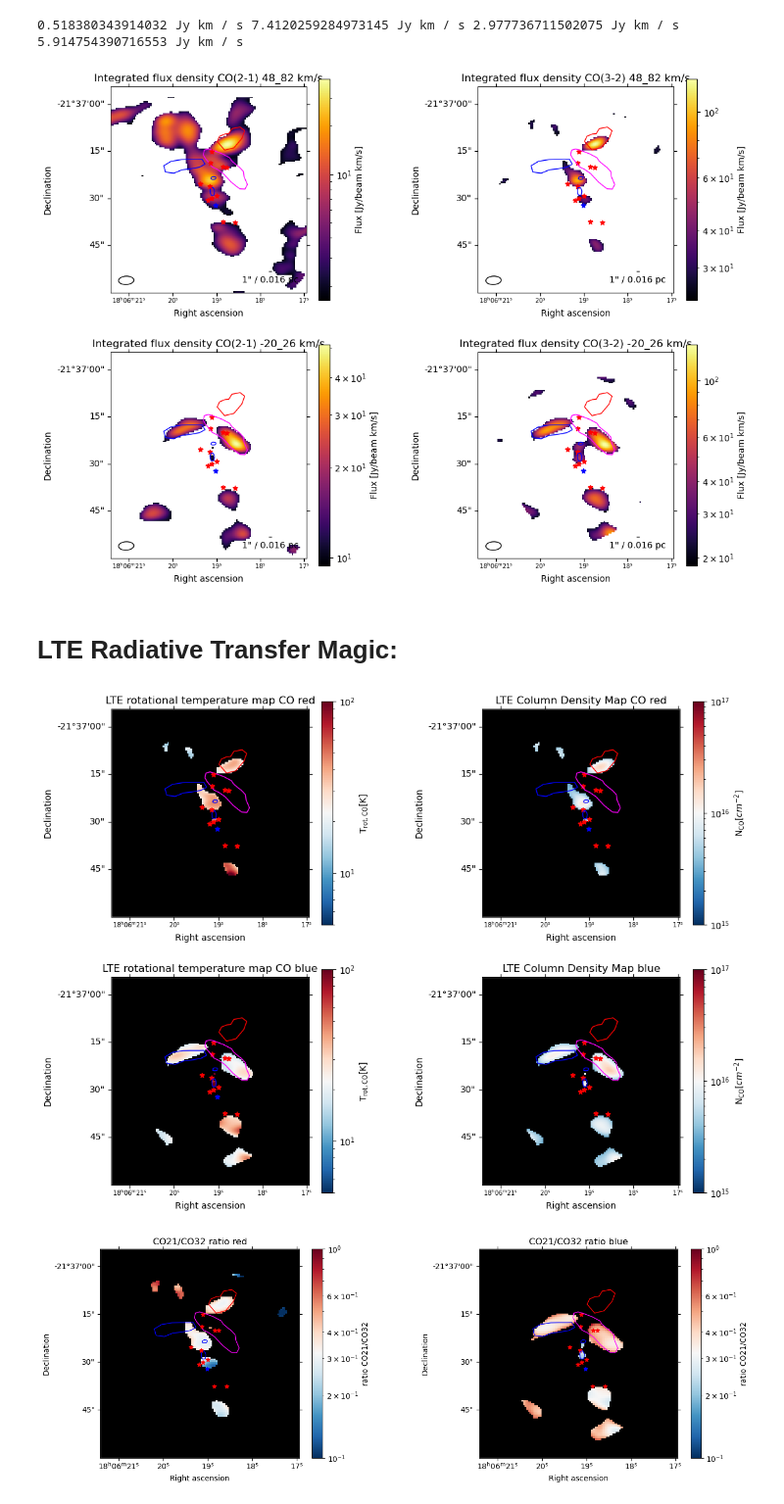
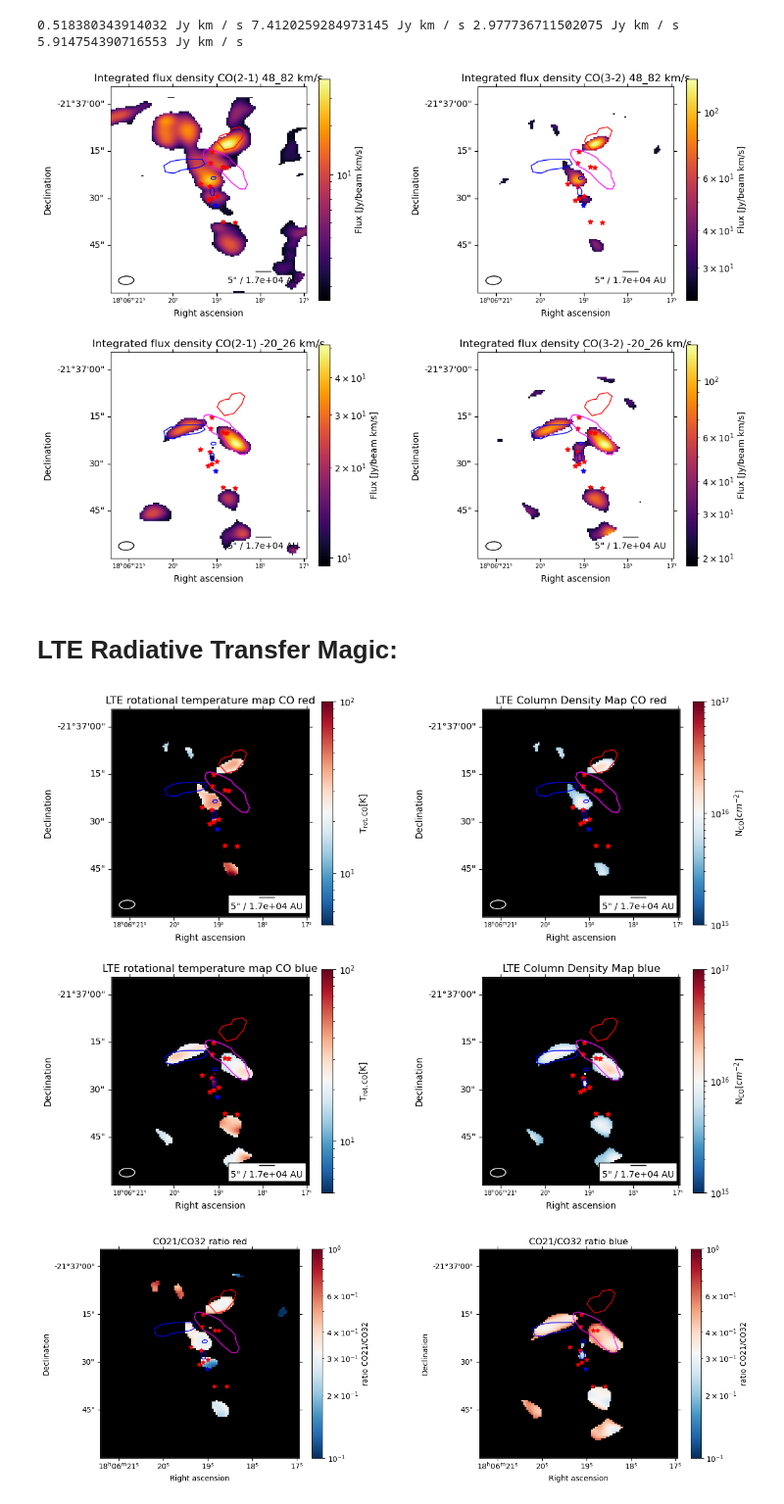
Before and after one commit to femkeballieux/master_project_2, a Jupyter notebook: code/LTERadtrans_RotDiagram_G008.67.ipynb, the cells around one changed output. Shown at 98% size. Cells and saved outputs as stored; diff of their text form; code cells hidden in the pictures.

```diff
--- a/code/LTERadtrans_RotDiagram_G008.67.ipynb
+++ b/code/LTERadtrans_RotDiagram_G008.67.ipynb
@@ -176,7 +176,7 @@ v.add_beam(ax=ax[0,0],major=beam_major, minor=beam_minor, angle=beam_pa, color='
 ax[0,0].set_xlim(0, 120)
 ax[0,0].set_ylim(0, 126)
 ax[0,0].tick_params(axis='x', labelsize=7)
-v.add_scalebar(ax[0,0], length=1*u.arcsec, label=f"1\" / {((1*u.arcsec).to(u.rad)*d.to(u.pc)).value:.2} pc")
+v.add_scalebar(ax[0,0], length=5*u.arcsec, label=f"5\" / {((5*u.arcsec).to(u.rad)*d.to(u.au)).value:.2} AU")
 fig.colorbar(mappable=sm_6_red, ax=ax[0,0], label='Flux [Jy/beam km/s]')
 
 #CO32 redshifted
@@ -188,7 +188,7 @@ v.add_beam(ax=ax[0,1],major=beam_major, minor=beam_minor, angle=beam_pa, color='
 ax[0,1].set_xlim(0, 120)
 ax[0,1].set_ylim(0, 126)
 ax[0,1].tick_params(axis='x', labelsize=7)
-v.add_scalebar(ax[0,1], length=1*u.arcsec, label=f"1\" / {((1*u.arcsec).to(u.rad)*d.to(u.pc)).value:.2} pc")
+v.add_scalebar(ax[0,1], length=5*u.arcsec, label=f"5\" / {((5*u.arcsec).to(u.rad)*d.to(u.au)).value:.2} AU")
 fig.colorbar(mappable=sm_7_red, ax=ax[0,1], label='Flux [Jy/beam km/s]')
 
 #CO21 blueshifted
@@ -200,7 +200,7 @@ v.add_beam(ax=ax[1,0],major=beam_major, minor=beam_minor, angle=beam_pa, color='
 ax[1,0].set_xlim(0, 120)
 ax[1,0].set_ylim(0, 126)
 ax[1,0].tick_params(axis='x', labelsize=7)
-v.add_scalebar(ax[1,0], length=1*u.arcsec, label=f"1\" / {((1*u.arcsec).to(u.rad)*d.to(u.pc)).value:.2} pc")
+v.add_scalebar(ax[1,0], length=5*u.arcsec, label=f"5\" / {((5*u.arcsec).to(u.rad)*d.to(u.au)).value:.2} AU")
 fig.colorbar(mappable=sm_6_blue, ax=ax[1,0], label='Flux [Jy/beam km/s]')
 
 #CO32 blueshifted
@@ -212,7 +212,7 @@ v.add_beam(ax=ax[1,1],major=beam_major, minor=beam_minor, angle=beam_pa, color='
 ax[1,1].set_xlim(0, 120)
 ax[1,1].set_ylim(0, 126)
 ax[1,1].tick_params(axis='x', labelsize=7)
-v.add_scalebar(ax[1,1], length=1*u.arcsec, label=f"1\" / {((1*u.arcsec).to(u.rad)*d.to(u.pc)).value:.2} pc")
+v.add_scalebar(ax[1,1], length=5*u.arcsec, label=f"5\" / {((5*u.arcsec).to(u.rad)*d.to(u.au)).value:.2} AU")
 fig.colorbar(mappable=sm_7_blue, ax=ax[1,1], label='Flux [Jy/beam km/s]')
 
 ax[0,0].scatter(hot_cores_RA, hot_cores_DEC, transform=ax[0,0].get_transform('fk5'), s=30,
@@ -244,7 +244,7 @@ for region in regions:
 plt.subplots_adjust(wspace=0.5)
 plt.savefig(path+'plots/maps_'+source_name+'.png', bbox_inches='tight', dpi=500)
 # %% [output]
-[figure, old version]
+[figure, new version]
 # %% [markdown]
 # LTE Radiative Transfer Magic:
 # %%
@@ -350,11 +350,11 @@ ax[0,0].set_facecolor('black')
 ax[0,0].set_title('LTE rotational temperature map CO red')
 ax[0,0].set_xlabel('Right ascension')
 ax[0,0].set_ylabel('Declination')
-v.add_beam(ax=ax[0,0],major=beam_major, minor=beam_minor, angle=beam_pa, color='none', edgecolor='black')
+v.add_beam(ax=ax[0,0],major=beam_major, minor=beam_minor, angle=beam_pa, color='black', edgecolor='white')
 ax[0,0].set_xlim(0,120)
 ax[0,0].set_ylim(0,126)
 ax[0,0].tick_params(axis='x', labelsize=7)
-v.add_scalebar(ax[0,0], length=1*u.arcsec, label=f"1\" / {((1*u.arcsec).to(u.rad)*d.to(u.pc)).value:.2} pc")
+v.add_scalebar(ax[0,0], length=5*u.arcsec, label=f"5\" / {((5*u.arcsec).to(u.rad)*d.to(u.au)).value:.2} AU", frame=True, pad=0.3)
 fig.colorbar(mappable=sm_T, ax=ax[0,0], label=r'T$_{\mathrm{rot,CO}}$[K]')
 
 #temp blue
@@ -365,9 +365,9 @@ ax[1,0].set_xlabel('Right ascension')
 ax[1,0].set_ylabel('Declination')
 ax[1,0].set_xlim(0, 120)
 ax[1,0].set_ylim(0, 126)
-v.add_beam(ax=ax[1,0],major=beam_major, minor=beam_minor, angle=beam_pa, color='none', edgecolor='black')
+v.add_beam(ax=ax[1,0],major=beam_major, minor=beam_minor, angle=beam_pa, color='black', edgecolor='white')
 ax[1,0].tick_params(axis='x', labelsize=7)
-v.add_scalebar(ax[1,0], length=1*u.arcsec, label=f"1\" / {((1*u.arcsec).to(u.rad)*d.to(u.pc)).value:.2} pc")
+v.add_scalebar(ax[1,0], length=5*u.arcsec, label=f"5\" / {((5*u.arcsec).to(u.rad)*d.to(u.au)).value:.2} AU", frame=True, pad=0.3)
 fig.colorbar(mappable=sm_T, ax=ax[1,0], label=r'T$_{\mathrm{rot,CO}}$[K]')
 
 #coldens red
@@ -378,9 +378,9 @@ ax[0,1].set_xlabel('Right ascension')
 ax[0,1].set_ylabel('Declination')
 ax[0,1].set_xlim(0,120)
 ax[0,1].set_ylim(0,126)
-v.add_beam(ax=ax[0,1],major=beam_major, minor=beam_minor, angle=beam_pa, color='none', edgecolor='black')
+v.add_beam(ax=ax[0,1],major=beam_major, minor=beam_minor, angle=beam_pa, color='black', edgecolor='white')
 ax[0,1].tick_params(axis='x', labelsize=7)
-v.add_scalebar(ax[0,1], length=1*u.arcsec, label=f"1\" / {((1*u.arcsec).to(u.rad)*d.to(u.pc)).value:.2} pc")
+v.add_scalebar(ax[0,1], length=5*u.arcsec, label=f"5\" / {((5*u.arcsec).to(u.rad)*d.to(u.au)).value:.2} AU", frame=True, pad=0.3)
 fig.colorbar(mappable=sm_d, ax=ax[0,1], label=r'N$_{\mathrm{CO}}[cm^{-2}]$')
 
 #coldens blue
@@ -391,40 +391,40 @@ ax[1,1].set_xlabel('Right ascension')
 ax[1,1].set_ylabel('Declination')
 ax[1,1].set_xlim(0, 120)
 ax[1,1].set_ylim(0, 126)
-v.add_beam(ax=ax[1,1],major=beam_major, minor=beam_minor, angle=beam_pa, color='none', edgecolor='black')
+v.add_beam(ax=ax[1,1],major=beam_major, minor=beam_minor, angle=beam_pa, color='black', edgecolor='white')
 ax[1,1].tick_params(axis='x', labelsize=7)
-v.add_scalebar(ax[1,1], length=1*u.arcsec, label=f"1\" / {((1*u.arcsec).to(u.rad)*d.to(u.pc)).value:.2} pc")
+v.add_scalebar(ax[1,1], length=5*u.arcsec, label=f"5\" / {((5*u.arcsec).to(u.rad)*d.to(u.au)).value:.2} AU", frame=True, pad=0.3)
 fig.colorbar(mappable=sm_d, ax=ax[1,1], label=r'N$_{\mathrm{CO}}[cm^{-2}]$')
 
 ax[0,0].scatter(hot_cores_RA, hot_cores_DEC, transform=ax[0,0].get_transform('fk5'), s=30,
            color='blue', marker='*', label='Hot cores')
 ax[0,1].scatter(hot_cores_RA, hot_cores_DEC, transform=ax[0,1].get_transform('fk5'), s=30,
            color='blue', marker='*', label='Hot cores')
 ax[1,0].scatter(hot_cores_RA, hot_cores_DEC, transform=ax[1,0].get_transform('fk5'), s=30,
            color='blue', marker='*', label='Hot cores')
 ax[1,1].scatter(hot_cores_RA, hot_cores_DEC, transform=ax[1,1].get_transform('fk5'), s=30,
            color='black', marker='*', label='Hot cores', zorder=100)
 
 ax[0,0].scatter(all_cores_coords.ra, all_cores_coords.dec, transform=ax[0,0].get_transform('fk5'), s=30,
               color='red', marker='*', label='All cores', zorder=100)
 ax[0,1].scatter(all_cores_coords.ra, all_cores_coords.dec, transform=ax[0,1].get_transform('fk5'), s=30,
                 color='red', marker='*', label='All cores')
 ax[1,0].scatter(all_cores_coords.ra, all_cores_coords.dec, transform=ax[1,0].get_transform('fk5'), s=30,
                 color='red', marker='*', label='All cores')
 ax[1,1].scatter(all_cores_coords.ra, all_cores_coords.dec, transform=ax[1,1].get_transform('fk5'), s=30,
                 color='red', marker='*', label='All cores')
 
 for region in regions:
     pixel_region = region.to_pixel(wcs_B7_red)
     pixel_region.plot(ax=ax[0,0], linewidth=1)
     pixel_region.plot(ax=ax[0,1], linewidth=1)
     pixel_region.plot(ax=ax[1,0], linewidth=1)
     pixel_region.plot(ax=ax[1,1], linewidth=1)
 
 plt.subplots_adjust(wspace=0.5)
 plt.savefig(path+'plots/LTE_tempmaps_'+source_name+'.png', dpi=500, bbox_inches='tight')
 # %% [output]
-[figure, old version]
+[figure, new version]
 # %%
 #required to plot the colorbars
 norm_ratio = mpl.colors.LogNorm(vmin=1e-1, vmax=1e0)
```
Also changed, not shown: 6 other files.
